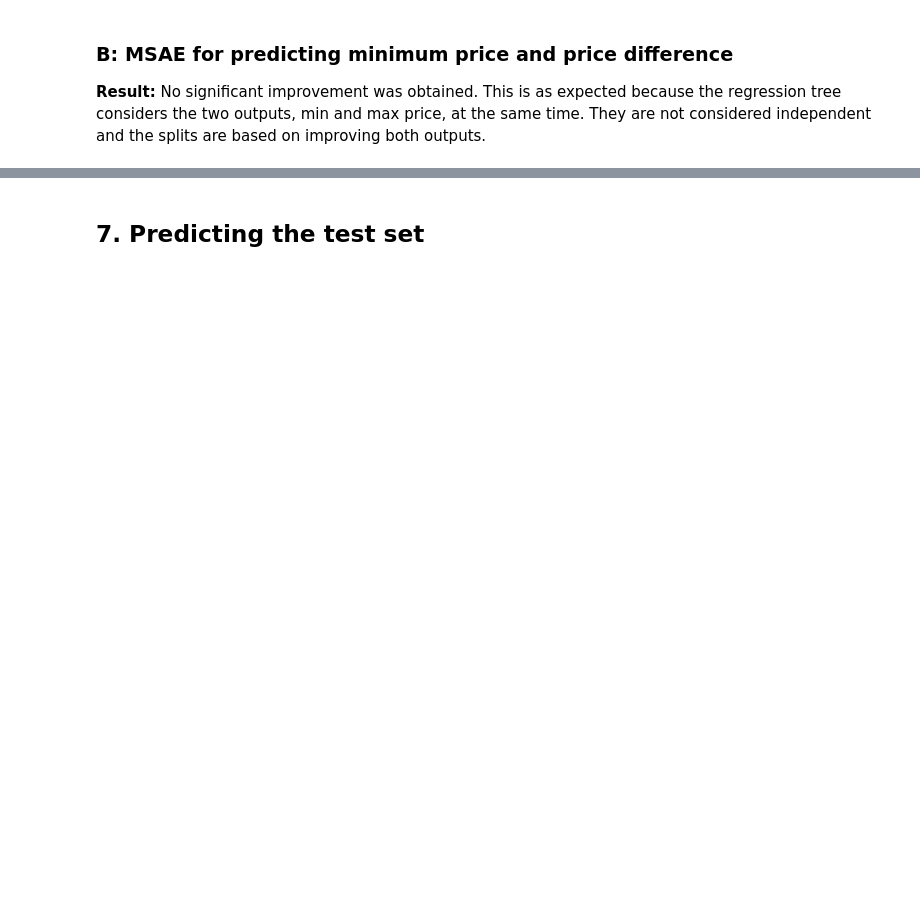
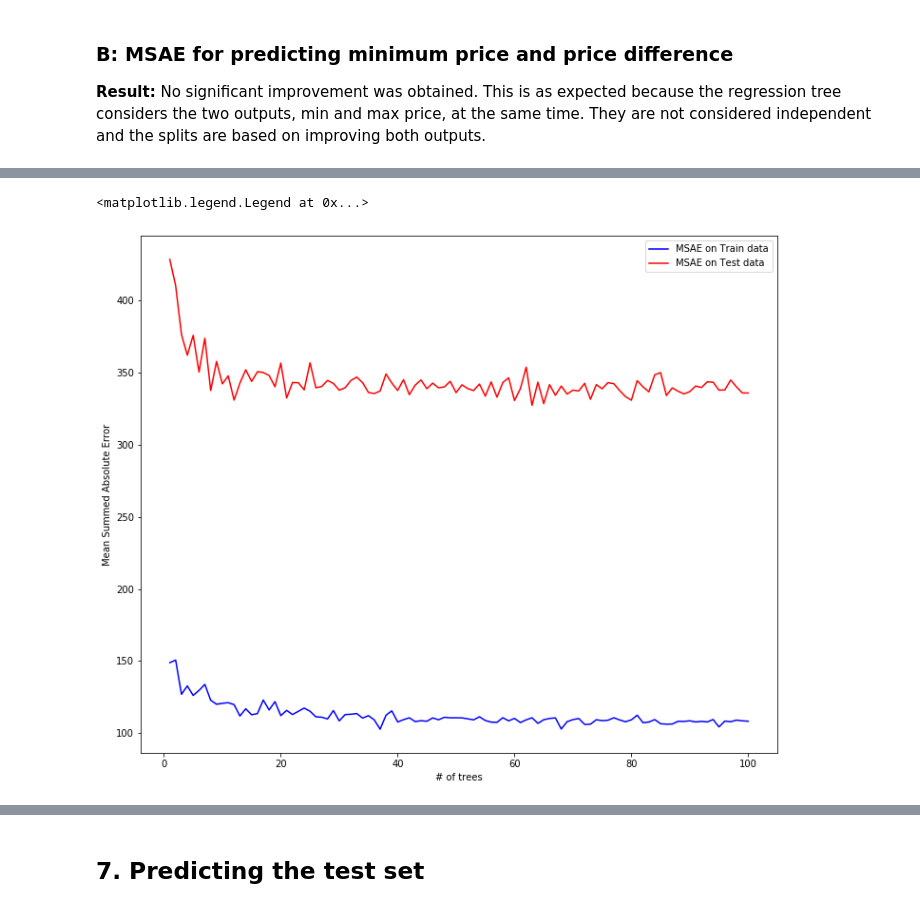
Before and after one commit to bvdabjorn/adana123, a Jupyter notebook: MTRT.ipynb, the cells around one changed output, grey strips where cells are left out. Saved outputs shown, nothing was run; the diff lists cells and outputs as text; code cells hidden in the pictures; blank space fills up the shorter version.

```diff
--- a/MTRT.ipynb
+++ b/MTRT.ipynb
@@ -138,9 +143,9 @@ See the caveats in the documentation: http://pandas.pydata.org/pandas-docs/stabl
 # %%
 #### Training Data ####
 ## Seperating categorical - binary - numerical variables
-X_cat = temp_data[['cpu_core','brand','cpu_brand','gpu_brand','gpu','cpu_type_name','screen_surface']]#,'gpu_type','os_details','base_name'
+X_cat = temp_data[['cpu_core','brand','cpu_brand','gpu','gpu_brand','cpu_type_name','screen_surface']]#,'gpu_type','os_details','base_name'
 X_bin = temp_data[['touchscreen','discrete_gpu','detachable_keyboard','threading']]
-X_num = temp_data[['id','screen_size','ram','ssd','storage','weight','cpu_GHZ','pixels_x','cpu_benchmark','gpu_benchmark']]
+X_num = temp_data[['id','screen_size','ram','ssd','storage','weight','cpu_GHZ','pixels_x','cpu_benchmark','gpu_benchmark']]#,'id']]
 
 ## Creating dummy variables:
 X_cat_dummies = pd.get_dummies(X_cat, drop_first=True)
@@ -369,0 +326,36 @@ testingdata_results.head(len(testingdata_results))
+# %%
+def estimator_tuning(max_trees,X_train_a, Y_train_a, X_test_a, Y_test_a):
+
+    RF1 = RandomForestRegressor(n_estimators=1) #,criterion='mae',random_state = 42)
+    trees, train_loss, test_loss = [], [], []
+
+    for iter in range(max_trees):
+        RF1.fit(X_train_a,Y_train_a)
+        Y_train_predicted = RF1.predict(X_train_a)
+        Y_test_predicted = RF1.predict(X_test_a)
+
+        MAE_train = mean_absolute_error(Y_train_a, Y_train_predicted, multioutput='raw_values')
+        MAE_test = mean_absolute_error(Y_test_a, Y_test_predicted, multioutput='raw_values')
+        MSAE_train = MAE_train[0]+MAE_train[1]
+        MSAE_test = MAE_test[0]+MAE_test[1]
+
+#         print("Iteration: {} Train msae: {} Test msae: {}".format(iter, MSAE_train, MSAE_test))
+
+        trees += [RF1.n_estimators]
+        train_loss += [MSAE_train]
+        test_loss += [MSAE_test]
+        RF1.n_estimators += 1
+
+    return trees, train_loss, test_loss
+
+trees, train_loss, test_loss = estimator_tuning(100,X_train_a, Y_train_a, X_test_a, Y_test_a)
+
+plt.figure(figsize=(12,10))
+plt.plot(trees, train_loss, color="blue", label="MSAE on Train data")
+plt.plot(trees, test_loss, color="red", label="MSAE on Test data")
+plt.xlabel("# of trees")
+plt.ylabel("Mean Summed Absolute Error");
+plt.legend()
+# %% [output]
+<matplotlib.legend.Legend at 0x...>
+[figure, added]
```
Also changed, not shown: parts of 12 cells of this notebook, 2 other files.
